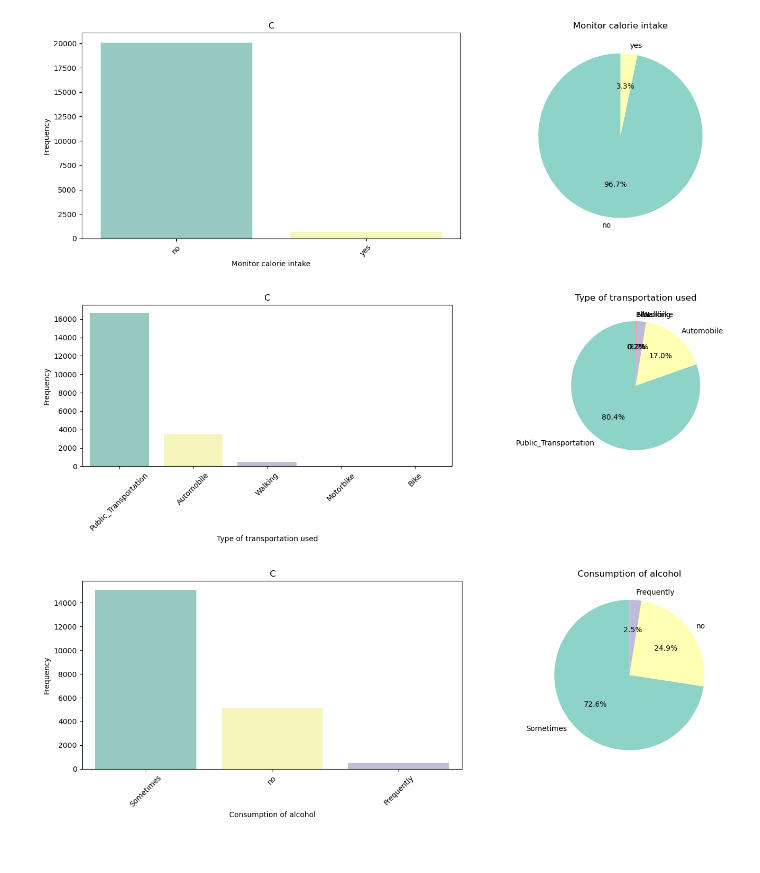
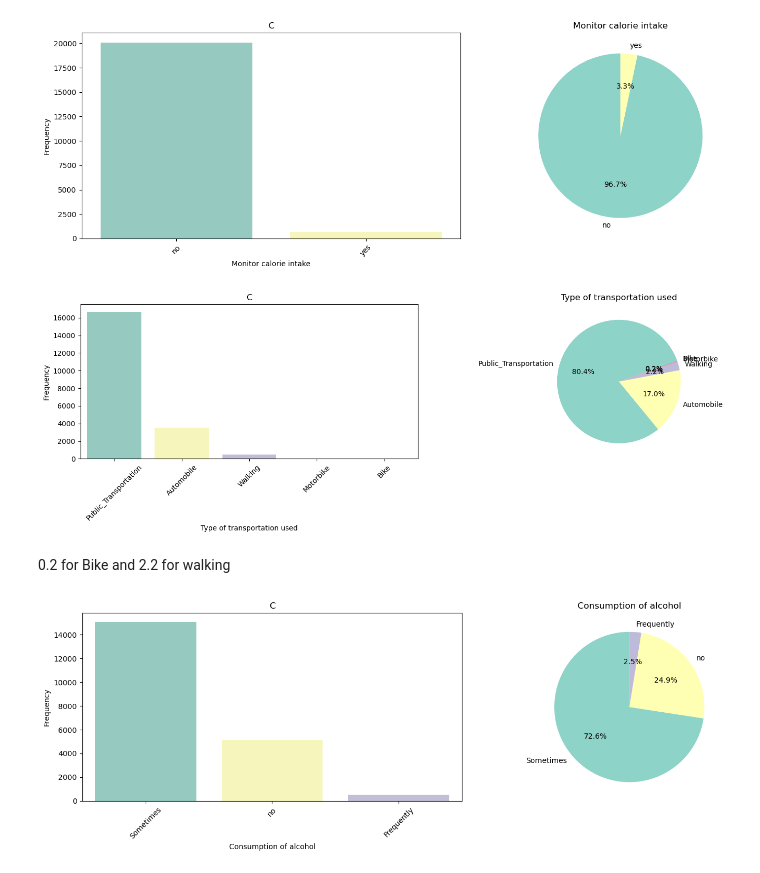
Before and after one commit to Sandia-Kumari/CIND820Project, a Jupyter notebook: EDA.ipynb, the cells around one changed output. Saved outputs shown, nothing was run; the diff lists cells and outputs as text; code cells hidden in the pictures.

```diff
--- a/EDA.ipynb
+++ b/EDA.ipynb
@@ -727,35 +741,37 @@ fig, axes = plt.subplots(1, 2, figsize=(15, 5))
 family_history_counts = df_train_d['MTRANS'].value_counts()
 categories = family_history_counts.index
 
 # Create a color palette
 palette = sns.color_palette('Set3', len(categories))
 color_map = dict(zip(categories, palette))
 
 # Histogram
 sns.countplot(data=train_df, x='MTRANS', palette=color_map, ax=axes[0])
 axes[0].set_xlabel('Type of transportation used')
 axes[0].set_ylabel('Frequency')
 axes[0].set_title('C')
 axes[0].tick_params(axis='x', rotation=45)
 
 # Pie chart
 # Map colors to the categories for the pie chart
 colors = [color_map[category] for category in categories]
 
 # Plot the pie chart
-axes[1].pie(family_history_counts, labels=categories, autopct='%1.1f%%', startangle=90, colors=colors)
+axes[1].pie(family_history_counts, labels=categories, autopct='%1.1f%%', startangle=20, colors=colors)
 axes[1].set_title('Type of transportation used')
 
 # Equal aspect ratio ensures that pie is drawn as a circle
 axes[1].set_aspect('equal')
 
 # Adjust layout
 plt.tight_layout()
 
 # Show the plot
 plt.show()
 # %% [output]
-[figure, old version]
+[figure, new version]
+# %% [markdown]
+0.2 for Bike and 2.2 for walking
 # %%
 fig, axes = plt.subplots(1, 2, figsize=(15, 5))
 
```
Also changed, not shown: parts of 23 cells of this notebook.
